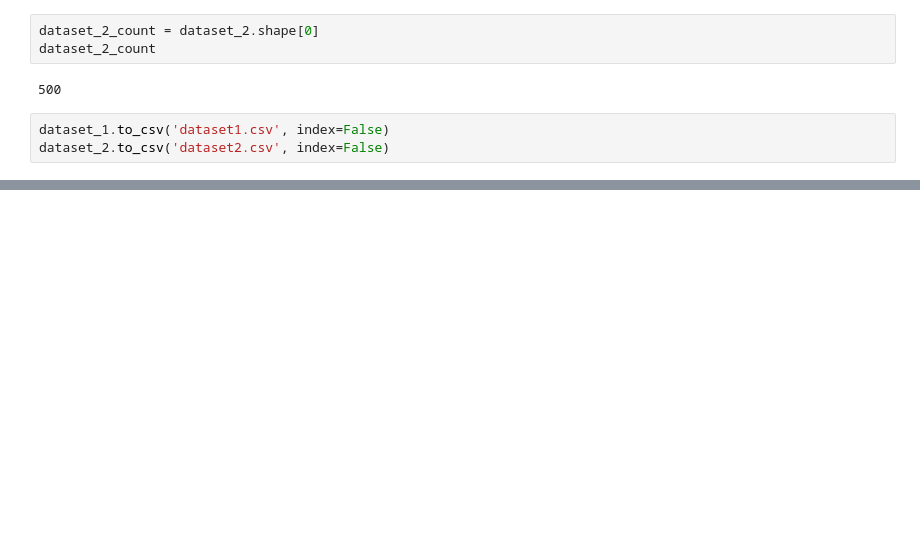
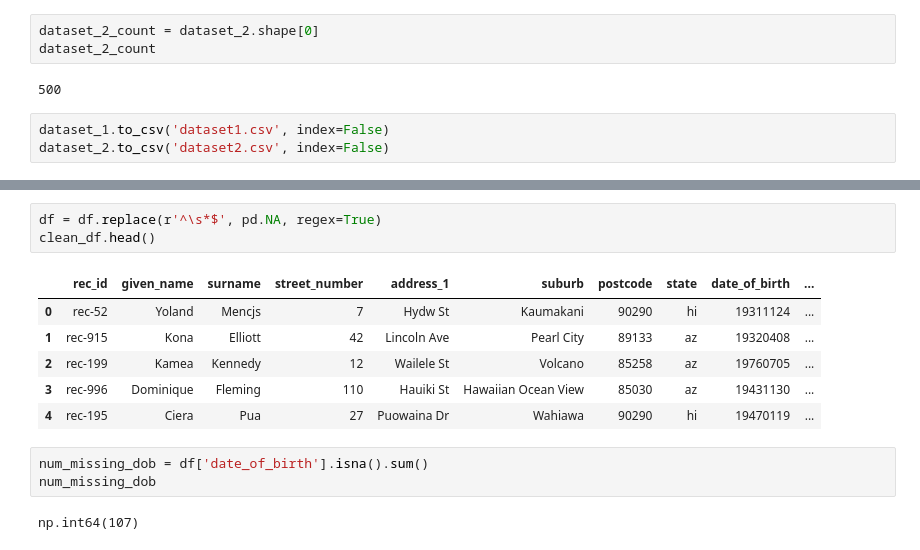
Before and after one commit to karankarthik/febrl_hawaii, a Jupyter notebook: dataset_creation.ipynb, the cells around one changed output, grey strips where cells are left out. Saved outputs shown, nothing was run; the diff lists cells and outputs as text; blank space fills up the shorter version.

```diff
--- a/dataset_creation.ipynb
+++ b/dataset_creation.ipynb
@@ -61,0 +91,15 @@ dataset_2.to_csv('dataset2.csv', index=False)
+# %%
+df = df.replace(r'^\s*$', pd.NA, regex=True)
+clean_df.head()
+# %% [output]
+|  | rec_id | given_name | surname | street_number | address_1 | suburb | postcode | state | date_of_birth | ... |
+| 0 | rec-52 | Yoland | Mencjs | 7 | Hydw St | Kaumakani | 90290 | hi | 19311124 | ... |
+| 1 | rec-915 | Kona | Elliott | 42 | Lincoln Ave | Pearl City | 89133 | az | 19320408 | ... |
+| 2 | rec-199 | Kamea | Kennedy | 12 | Wailele St | Volcano | 85258 | az | 19760705 | ... |
+| 3 | rec-996 | Dominique | Fleming | 110 | Hauiki St | Hawaiian Ocean View | 85030 | az | 19431130 | ... |
+| 4 | rec-195 | Ciera | Pua | 27 | Puowaina Dr | Wahiawa | 90290 | hi | 19470119 | ... |
+# %%
+num_missing_dob = df['date_of_birth'].isna().sum()
+num_missing_dob
+# %% [output]
+np.int64(107)
```
Also changed, not shown: parts of 9 cells of this notebook, 6 other files.
